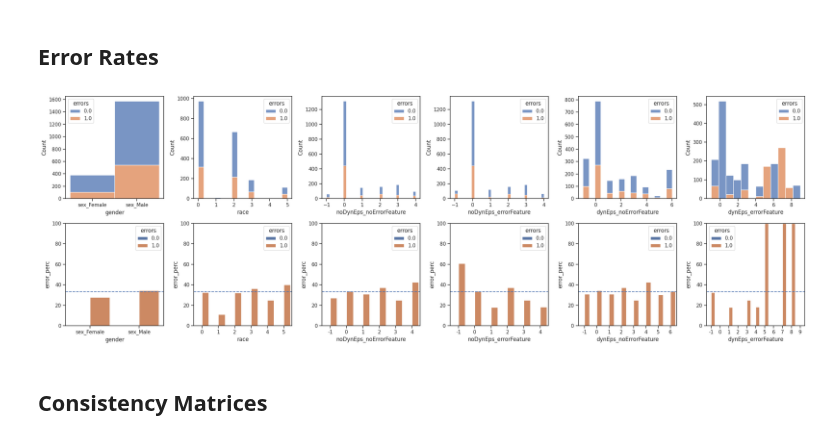
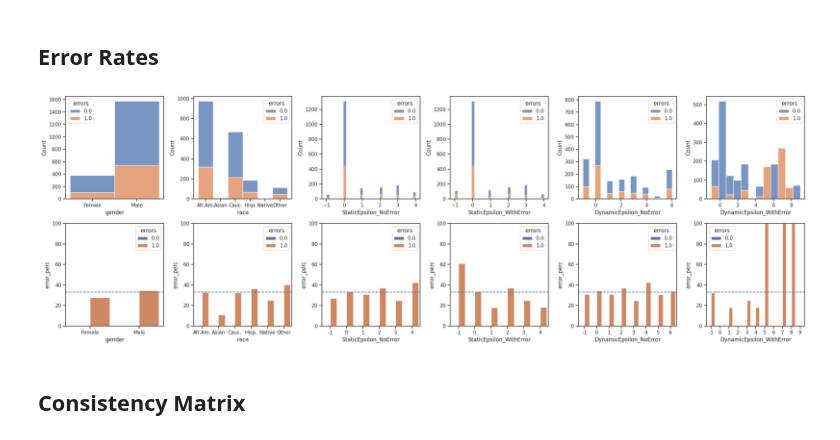
Before and after one commit to MDankloff/ClusterCompas, a Jupyter notebook: COMPAS_Clustering_DBSCAN_Emma.ipynb, the cells around one changed output. Saved outputs shown, nothing was run; the diff lists cells and outputs as text; code cells hidden in the pictures.

```diff
--- a/COMPAS_Clustering_DBSCAN_Emma.ipynb
+++ b/COMPAS_Clustering_DBSCAN_Emma.ipynb
@@ -38,7 +38,9 @@ COL_VIZ_ONE_HOT = ['cluster_id', 'age', 'priors_count', 'sex_Female', 'race_Afri
              'race_Hispanic', 'race_Native American', 'race_Other', 'errors']
 ONE_HOT_RACE = ['race_African-American', 'race_Asian', 'race_Caucasian',
              'race_Hispanic', 'race_Native American', 'race_Other']
+SHORT_LABEL_RACE = ['Afr.Am.', 'Asian', 'Cauc.', 'Hisp.', 'Native', 'Other']
 ONE_HOT_GENDER = ['sex_Female', 'sex_Male']
+SHORT_LABEL_GENDER = ['Female', 'Male']
 # %%
 print(META_COL_VIZ)
 # %% [output]
@@ -91,16 +93,17 @@ def basic_data_prep(data_fixed, error_col='', correct_col='', shap=False, redo_o
     data = redo_one_hot_values(data, ONE_HOT_GENDER)
   return scale_data(data)
 # %%
-def undo_one_hot(data, one_hot_col=ONE_HOT_RACE, col_label='race', numeric_values=True):
+def undo_one_hot(data, one_hot_col=ONE_HOT_RACE, col_label='race',
+                 numeric_values=True, short_label=SHORT_LABEL_RACE):
   data[col_label] = ''
   i=0
-  for c in np.sort(one_hot_col):
+  for c in one_hot_col:
     values = np.sort(data[c].unique())
     if numeric_values:
       data.loc[data[c] == values[1], col_label] = i
-      i += 1
     else:
-        data.loc[data[c] == values[1], col_label] = c
+        data.loc[data[c] == values[1], col_label] = short_label[i]
+    i += 1
     data = data.drop(c, axis=1)
   return(data)
 
@@ -264,8 +265,12 @@ def get_error_percentage(data, group_by='cluster_id'):
     data.loc[data[group_by] == g, 'error_perc'] *= 100 / len(data.loc[data[group_by] == g])
   return data.sort_values(by=group_by)
 
-def get_viz_error_dist_all_results(data_fixed, l1, l2, l3, l4):
-  data = data_fixed.copy(deep=True)
+def get_viz_error_dist_all_results(data, viz_labels):
+  l1 = viz_labels[0]
+  l2 = viz_labels[1]
+  l3 = viz_labels[2]
+  l4 = viz_labels[3]
+
   overall_error_rate = 100 * get_error_rate(data)
 
   sns.set_style("ticks")
@@ -301,6 +306,7 @@ def get_viz_error_dist_all_results(data_fixed, l1, l2, l3, l4):
   f.tight_layout()
   plt.show()
 
+############# OLD ##################
 def get_viz_error_dist(data_fixed):
   data = data_fixed.copy(deep=True)
   data = prepare_to_viz(data)
@@ -862,11 +878,11 @@ get_viz_matrix_all_results(data_results, 'noDynEps_noErrorFeature', 'noDynEps_er
 #get_viz_matrix(results_dynEps_noErrorFeature)
 # %% [markdown]
 ## Error Rates
-# %%
-get_viz_error_dist_all_results(data_results, 'noDynEps_noErrorFeature', 'noDynEps_errorFeature', 'dynEps_noErrorFeature', 'dynEps_errorFeature')
-# %% [output]
-[figure, removed]
+# %%
+get_viz_error_dist_all_results(data_results, VIZ_LABELS)
+# %% [output]
+[figure, added]
 # %%
 #get_viz_error_dist(results_dynEps_noErrorFeature)
 # %% [markdown]
-## Consistency Matrices
+## Consistency Matrix
```
Also changed, not shown: parts of 8 cells of this notebook.
